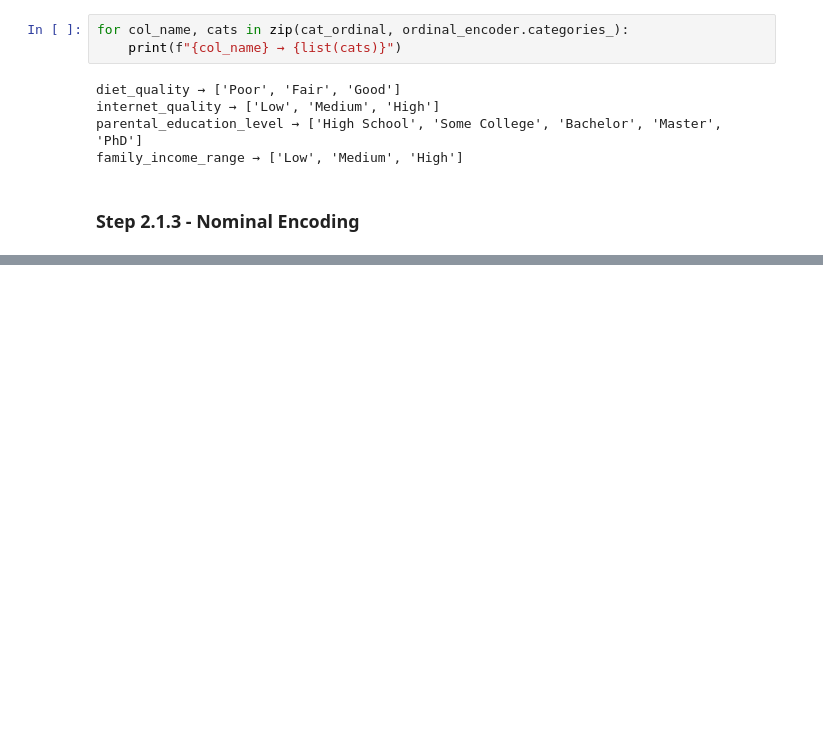
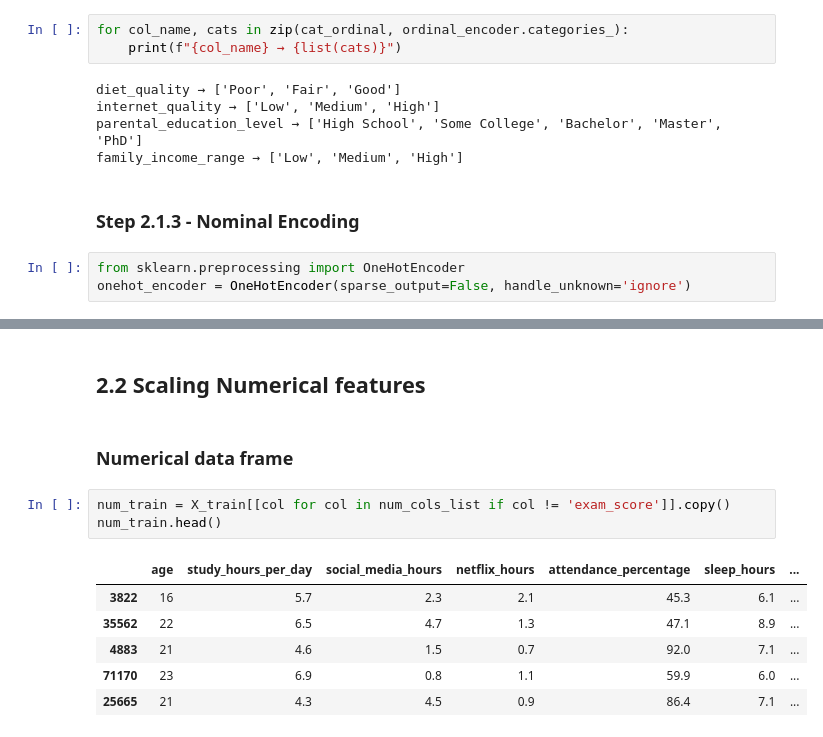
Before and after one commit to Hammad-1105/student-performance-ml-dl, a Jupyter notebook: notebooks/main.ipynb, the cells around one changed output, grey strips where cells are left out. Drawn from its saved outputs; the diff is of its cells as text; blank space fills up the shorter version.

```diff
--- a/notebooks/main.ipynb
+++ b/notebooks/main.ipynb
@@ -411,3 +411,6 @@ parental_education_level → ['High School', 'Some College', 'Bachelor', 'Master
 family_income_range → ['Low', 'Medium', 'High']
 # %% [markdown]
 ### Step 2.1.3 - Nominal Encoding
+# %%
+from sklearn.preprocessing import OneHotEncoder
+onehot_encoder = OneHotEncoder(sparse_output=False, handle_unknown='ignore')
@@ -413,0 +470,14 @@ family_income_range → ['Low', 'Medium', 'High']
+# %% [markdown]
+## 2.2 Scaling Numerical features
+# %% [markdown]
+### Numerical data frame
+# %%
+num_train = X_train[[col for col in num_cols_list if col != 'exam_score']].copy()
+num_train.head()
+# %% [output]
+|  | age | study_hours_per_day | social_media_hours | netflix_hours | attendance_percentage | sleep_hours | ... |
+| 3822 | 16 | 5.7 | 2.3 | 2.1 | 45.3 | 6.1 | ... |
+| 35562 | 22 | 6.5 | 4.7 | 1.3 | 47.1 | 8.9 | ... |
+| 4883 | 21 | 4.6 | 1.5 | 0.7 | 92.0 | 7.1 | ... |
+| 71170 | 23 | 6.9 | 0.8 | 1.1 | 59.9 | 6.0 | ... |
+| 25665 | 21 | 4.3 | 4.5 | 0.9 | 86.4 | 7.1 | ... |
```
Also changed, not shown: parts of 17 cells of this notebook, 1 other file.
